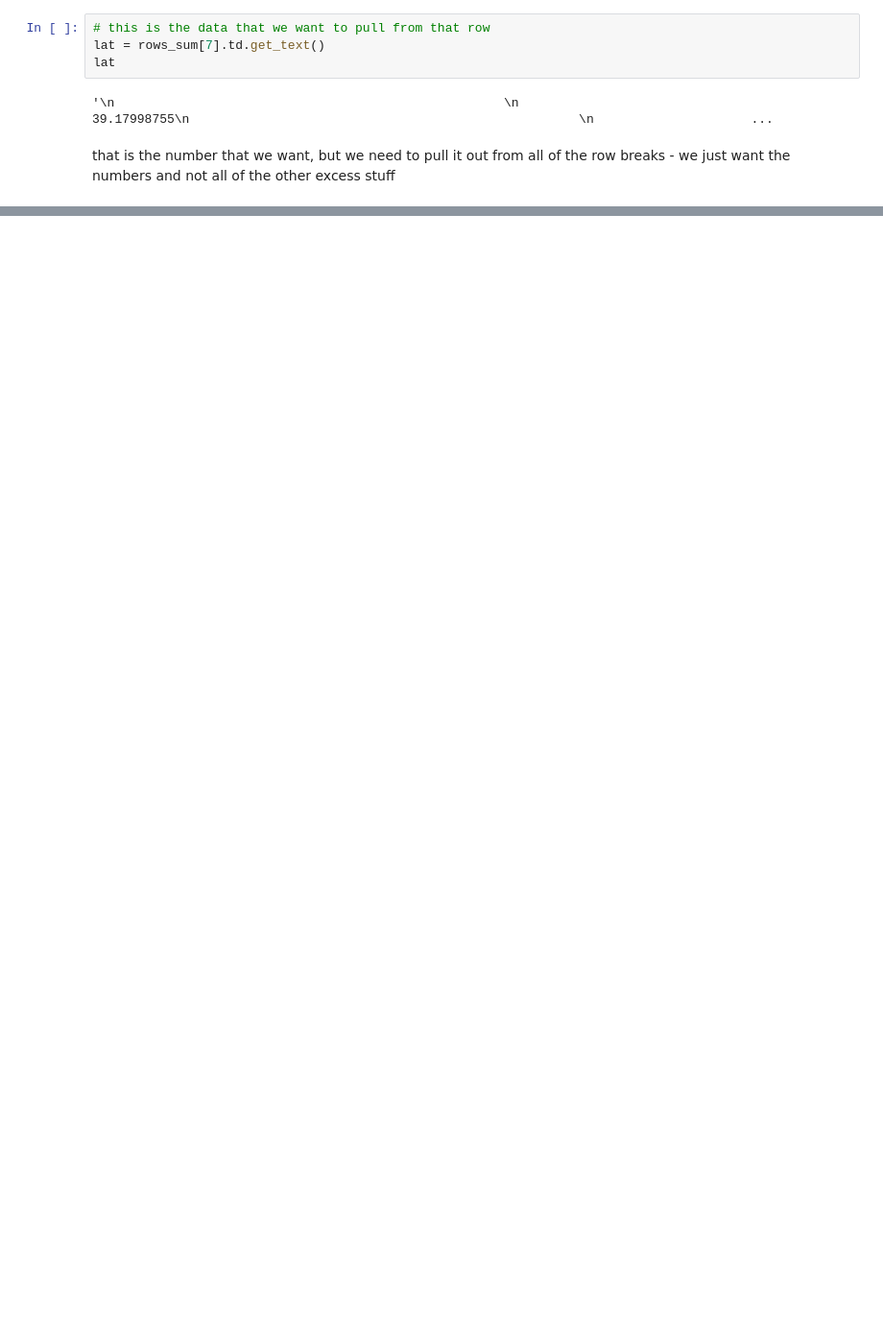
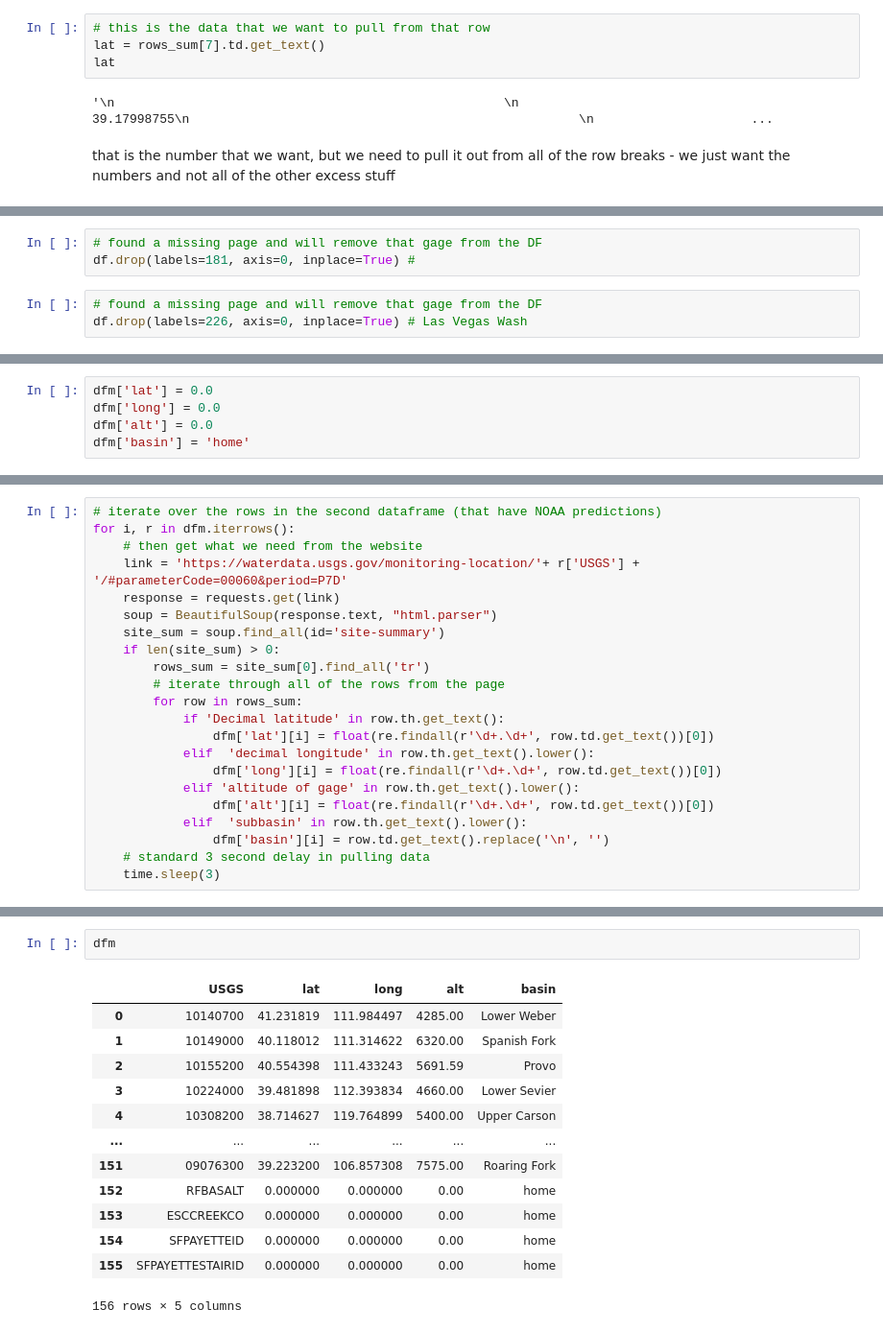
Before and after one commit to sjrekuc/rivermaps, a Jupyter notebook: future/USGS_details.ipynb, the cells around one changed output, grey strips where cells are left out. Shown at 96% size. Saved outputs shown, nothing was run; the diff lists cells and outputs as text; blank space fills up the shorter version.

```diff
--- a/future/USGS_details.ipynb
+++ b/future/USGS_details.ipynb
@@ -120,0 +237,6 @@ for row in rows_sum:
+# %%
+# found a missing page and will remove that gage from the DF
+df.drop(labels=181, axis=0, inplace=True) #
+# %%
+# found a missing page and will remove that gage from the DF
+df.drop(labels=226, axis=0, inplace=True) # Las Vegas Wash
@@ -120,0 +338,5 @@ for row in rows_sum:
+# %%
+dfm['lat'] = 0.0
+dfm['long'] = 0.0
+dfm['alt'] = 0.0
+dfm['basin'] = 'home'
@@ -120,0 +358,22 @@ for row in rows_sum:
+# %%
+# iterate over the rows in the second dataframe (that have NOAA predictions)
+for i, r in dfm.iterrows():
+    # then get what we need from the website
+    link = 'https://waterdata.usgs.gov/monitoring-location/'+ r['USGS'] + '/#parameterCode=00060&period=P7D'
+    response = requests.get(link)
+    soup = BeautifulSoup(response.text, "html.parser")
+    site_sum = soup.find_all(id='site-summary')
+    if len(site_sum) > 0:
+        rows_sum = site_sum[0].find_all('tr')
+        # iterate through all of the rows from the page
+        for row in rows_sum:
+            if 'Decimal latitude' in row.th.get_text():
+                dfm['lat'][i] = float(re.findall(r'\d+.\d+', row.td.get_text())[0])
+            elif  'decimal longitude' in row.th.get_text().lower():
+                dfm['long'][i] = float(re.findall(r'\d+.\d+', row.td.get_text())[0])
+            elif 'altitude of gage' in row.th.get_text().lower():
+                dfm['alt'][i] = float(re.findall(r'\d+.\d+', row.td.get_text())[0])
+            elif  'subbasin' in row.th.get_text().lower():
+                dfm['basin'][i] = row.td.get_text().replace('\n', '')
+    # standard 3 second delay in pulling data
+    time.sleep(3)
@@ -120,0 +395,16 @@ for row in rows_sum:
+# %%
+dfm
+# %% [output]
+|  | USGS | lat | long | alt | basin |
+| 0 | 10140700 | 41.231819 | 111.984497 | 4285.00 | Lower Weber |
+| 1 | 10149000 | 40.118012 | 111.314622 | 6320.00 | Spanish Fork |
+| 2 | 10155200 | 40.554398 | 111.433243 | 5691.59 | Provo |
+| 3 | 10224000 | 39.481898 | 112.393834 | 4660.00 | Lower Sevier |
+| 4 | 10308200 | 38.714627 | 119.764899 | 5400.00 | Upper Carson |
+| ... | ... | ... | ... | ... | ... |
+| 151 | 09076300 | 39.223200 | 106.857308 | 7575.00 | Roaring Fork |
+| 152 | RFBASALT | 0.000000 | 0.000000 | 0.00 | home |
+| 153 | ESCCREEKCO | 0.000000 | 0.000000 | 0.00 | home |
+| 154 | SFPAYETTEID | 0.000000 | 0.000000 | 0.00 | home |
+| 155 | SFPAYETTESTAIRID | 0.000000 | 0.000000 | 0.00 | home |
+156 rows × 5 columns
```
Also changed, not shown: parts of 44 cells of this notebook.
